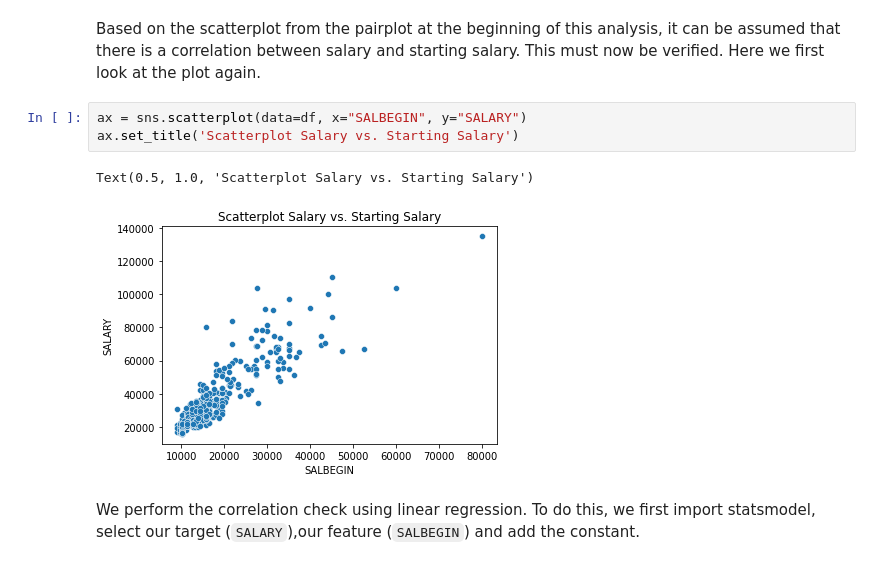
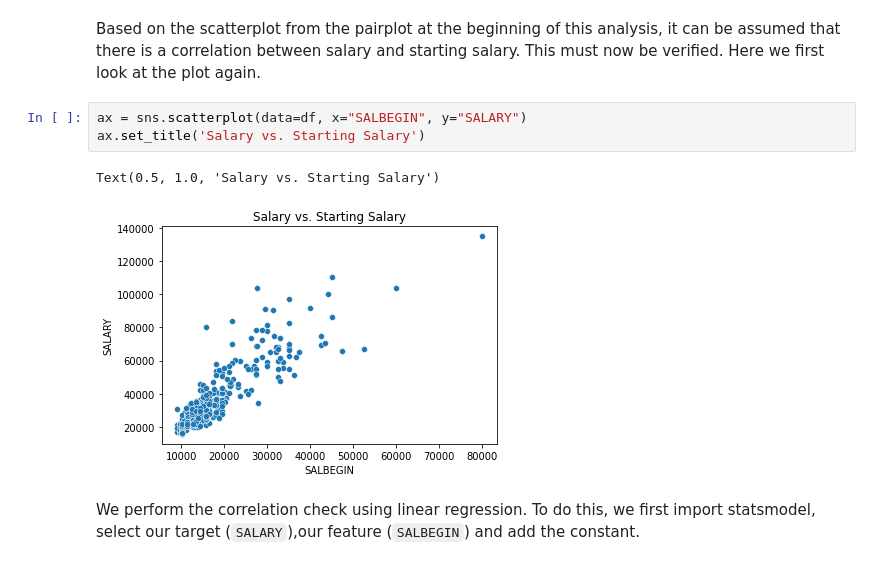
Before and after one commit to mue94/ds-eda-project, a Jupyter notebook: EDA_Project.ipynb, the cells around one changed output. Drawn from its saved outputs; the diff is of its cells as text.

```diff
--- a/EDA_Project.ipynb
+++ b/EDA_Project.ipynb
@@ -233,10 +260,10 @@ First of all, there is a clear clustering of high school graduates in the lower
 Based on the scatterplot from the pairplot at the beginning of this analysis, it can be assumed that there is a correlation between salary and starting salary. This must now be verified. Here we first look at the plot again.
 # %%
 ax = sns.scatterplot(data=df, x="SALBEGIN", y="SALARY")
-ax.set_title('Scatterplot Salary vs. Starting Salary')
+ax.set_title('Salary vs. Starting Salary')
 # %% [output]
-Text(0.5, 1.0, 'Scatterplot Salary vs. Starting Salary')
+Text(0.5, 1.0, 'Salary vs. Starting Salary')
-[figure, old version]
+[figure, new version]
 # %% [markdown]
 We perform the correlation check using linear regression. To do this, we first import statsmodel, select our target (`SALARY`),our feature (`SALBEGIN`) and add the constant.
 # %%
```
Also changed, not shown: parts of 7 cells of this notebook.
